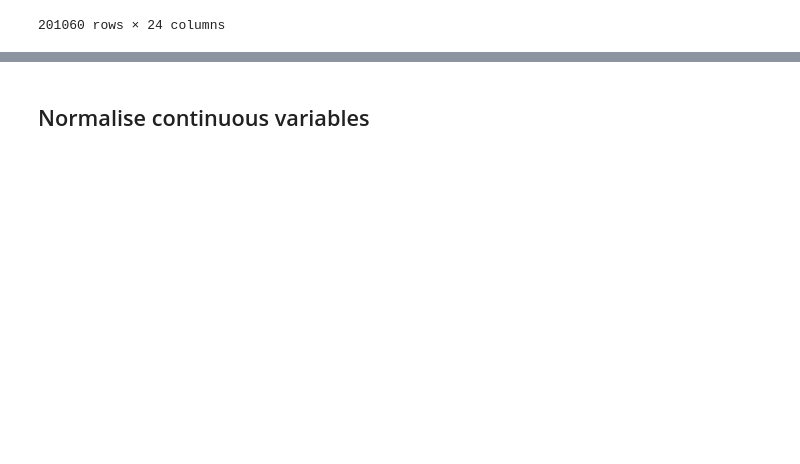
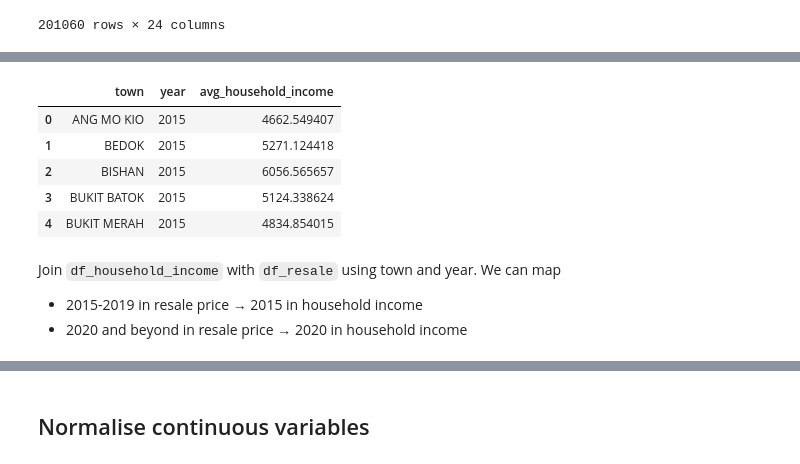
Before and after one commit to yuntsingg/DSE3101-HDB-Decode, a Jupyter notebook: code/resale_data_cleaning.ipynb, the cells around one changed output, grey strips where cells are left out. Drawn from its saved outputs; the diff is of its cells as text; code cells hidden in the pictures; blank space fills up the shorter version.

```diff
--- a/code/resale_data_cleaning.ipynb
+++ b/code/resale_data_cleaning.ipynb
@@ -175,0 +274,57 @@ df_resale
+# %%
+midpoints = {
+    'Below_1_000': 500,
+    '1_000_1_499': 1250,
+    '1_500_1_999': 1750,
+    '2_000_2_499': 2250,
+    '2_500_2_999': 2750,
+    '3_000_3_999': 3500,
+    '4_000_4_999': 4500,
+    '5_000_5_999': 5500,
+    '6_000_6_999': 6500,
+    '7_000_7_999': 7500,
+    '8_000_8_999': 8500,
+    '9_000_9_999': 9500,
+    '10_000_10_999': 10500,
+    '11_000_11_999': 11500,
+    '12_000andOver': 13000
+}
+
+def estimate_average_income(row):
+    total_pop = row['Total']
+    sum = 0
+    for bracket, midpoint in midpoints.items():
+        bracket_pop = row.get(bracket, 0)
+        sum += bracket_pop * midpoint
+    return sum / total_pop
+# %%
+income_2015['household_income_2015'] = income_2015.apply(estimate_average_income, axis=1)
+income_2020['household_income_2020'] = income_2020.apply(estimate_average_income, axis=1)
+
+income_2015 = income_2015[['town', 'household_income_2015']]
+income_2020 = income_2020[['town', 'household_income_2020']]
+df_household_income = income_2015.merge(income_2020, on='town', how='left')
+df_household_income = df_household_income.melt(
+    id_vars=['town'],
+    value_vars=['household_income_2015', 'household_income_2020'],
+    var_name='year',
+    value_name='avg_household_income'
+)
+
+df_household_income['year'] = df_household_income['year'].map({
+    'household_income_2015': 2015,
+    'household_income_2020': 2020
+})
+df_household_income.head()
+# %% [output]
+|  | town | year | avg_household_income |
+| 0 | ANG MO KIO | 2015 | 4662.549407 |
+| 1 | BEDOK | 2015 | 5271.124418 |
+| 2 | BISHAN | 2015 | 6056.565657 |
+| 3 | BUKIT BATOK | 2015 | 5124.338624 |
+| 4 | BUKIT MERAH | 2015 | 4834.854015 |
+# %% [markdown]
+Join `df_household_income` with `df_resale` using town and year. We can map
+
+- 2015-2019 in resale price → 2015 in household income
+- 2020 and beyond in resale price → 2020 in household income
```
Also changed, not shown: parts of 16 cells of this notebook.
